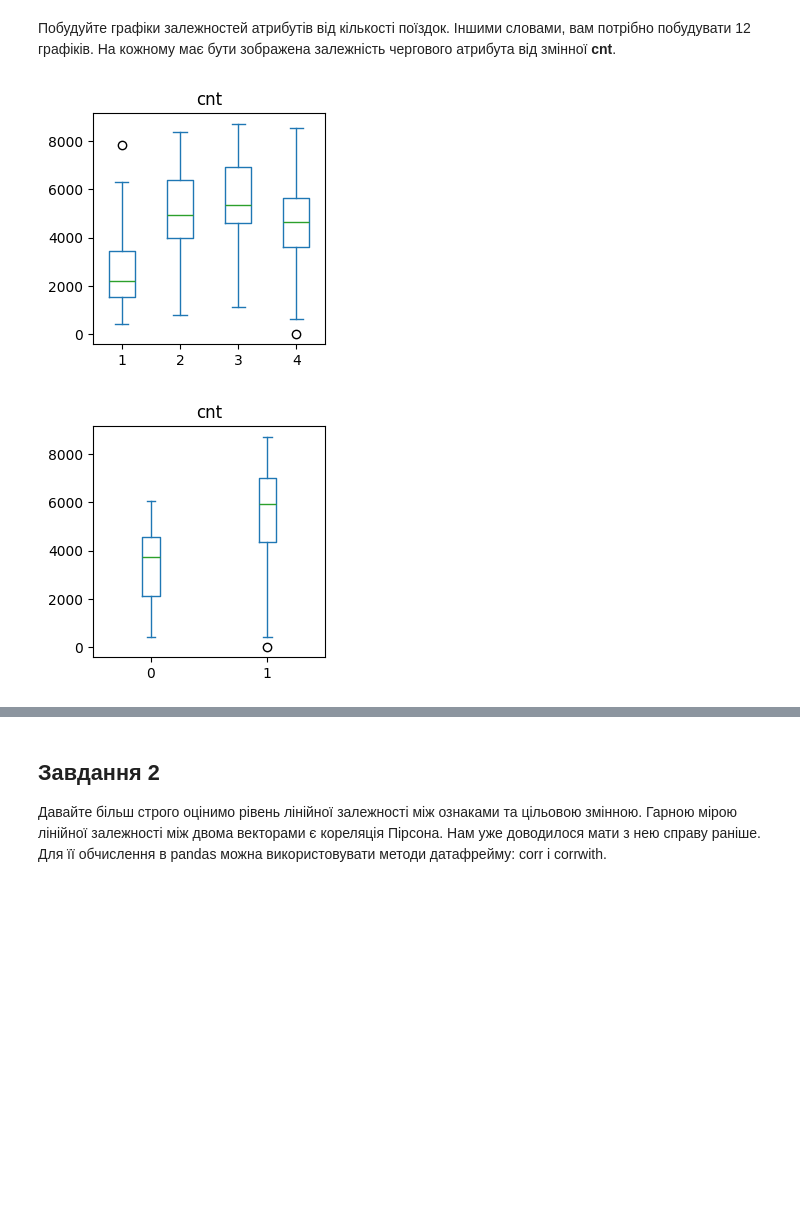
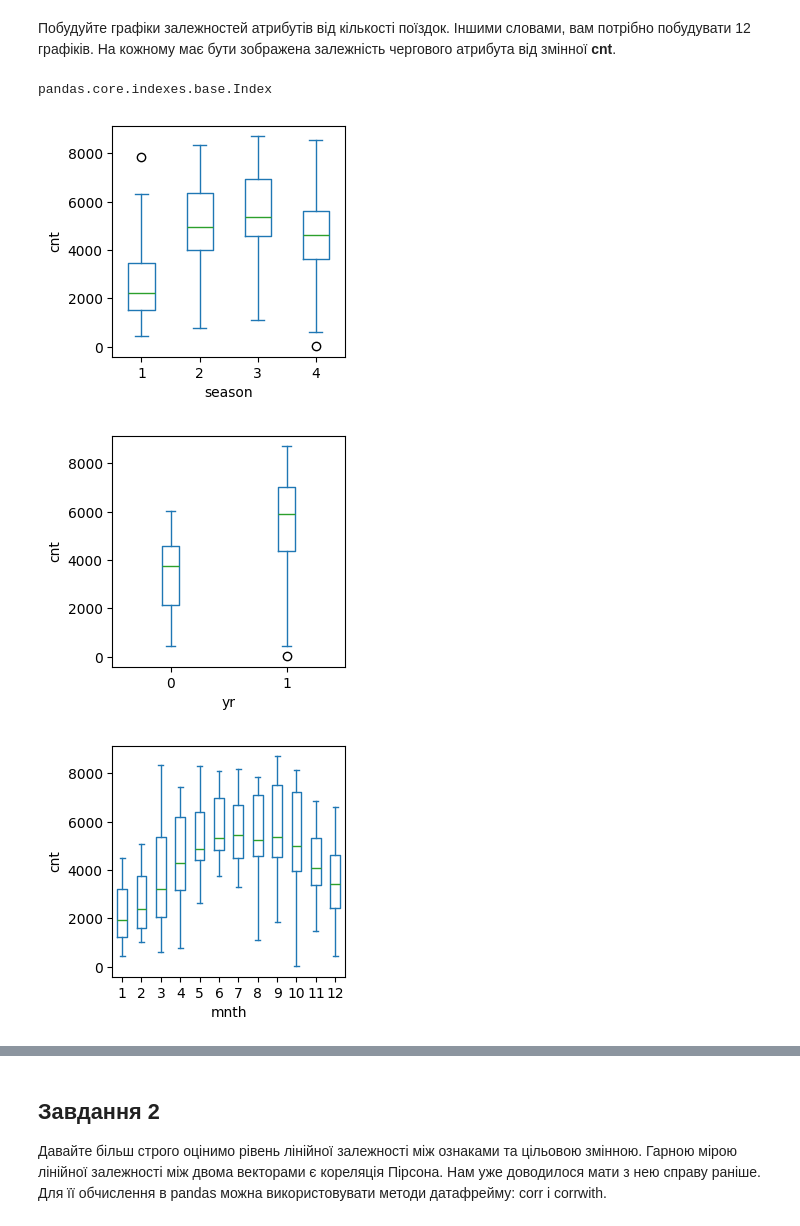
Before and after one commit to PavelStelmakhV/hw304-linear-regression-overfitting-regularization, a Jupyter notebook: OverfittingHomeWork.ipynb, the cells around one changed output, grey strips where cells are left out. Drawn from its saved outputs; the diff is of its cells as text; code cells hidden in the pictures; blank space fills up the shorter version.

```diff
--- a/OverfittingHomeWork.ipynb
+++ b/OverfittingHomeWork.ipynb
@@ -48,11 +48,30 @@ df.head(5)
 Отже, у нас є речові, бінарні та номінальні (порядкові) ознаки, і з усіма з них можна працювати як з речовими. З номінальними ознаками теж можна працювати як з речовими, тому що на них заданий порядок. Давайте подивимося на графіках, як цільова ознака залежить від решти.
 # %% [markdown]
 Побудуйте графіки залежностей атрибутів від кількості поїздок. Іншими словами, вам потрібно побудувати 12 графіків. На кожному має бути зображена залежність чергового атрибута від змінної **cnt**.
-# %%
-# Put you code here
-figsize=(3, 3)
-ax1 = df.plot.box(column="cnt", by='season', figsize=figsize)
-ax2 = df.plot.box(column="cnt", by='yr', figsize=figsize)
-# %% [output]
-[figure, removed]
-[figure, removed]
+# %%
+type(df.columns)
+# %% [output]
+pandas.core.indexes.base.Index
+# %%
+# Put you code here
+figsize=(3, 3)
+columns = list(df.columns[:-1])
+for key, colum in enumerate(columns):
+    df.plot(kind='box', column=df.columns[-1], by=df.columns[key], figsize=figsize)
+    plt.title("")
+    plt.ylabel(df.columns[-1])
+    plt.xlabel(df.columns[key])
+    plt.show()
+
+# ax = df.plot.scatter (y=df.columns[-1],
+#             x=df.columns[8],
+#             figsize=figsize,
+#             # title=df.columns[1],
+#             title=False,
+#             subplots=False,
+#             legend=False,
+#            )
+# %% [output]
+[figure, added]
+[figure, added]
+[figure, added]
```
Also changed, not shown: parts of 12 cells of this notebook.
